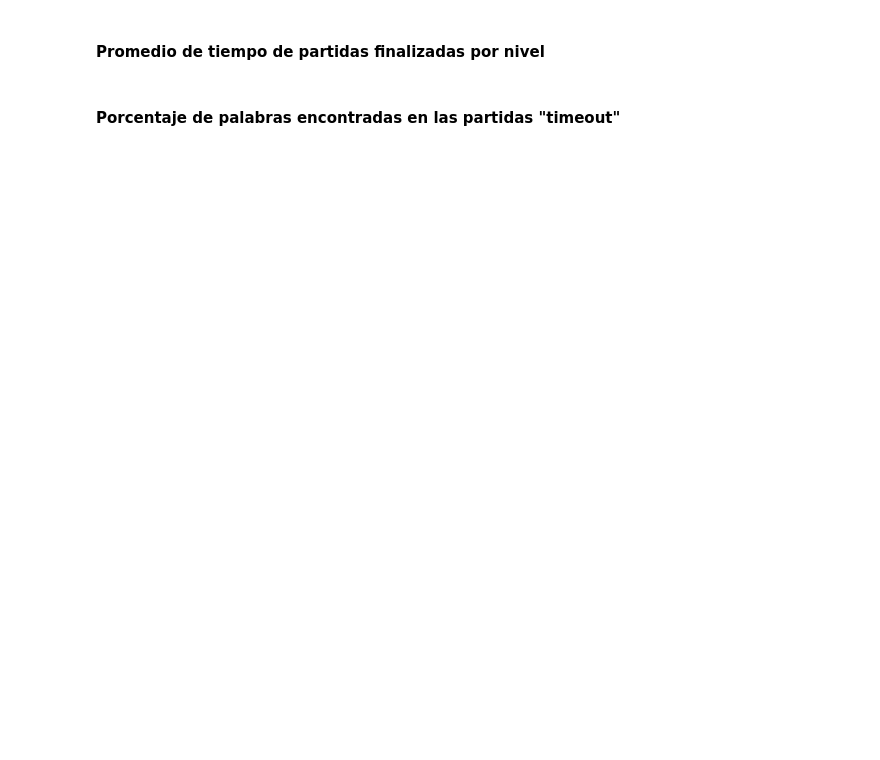
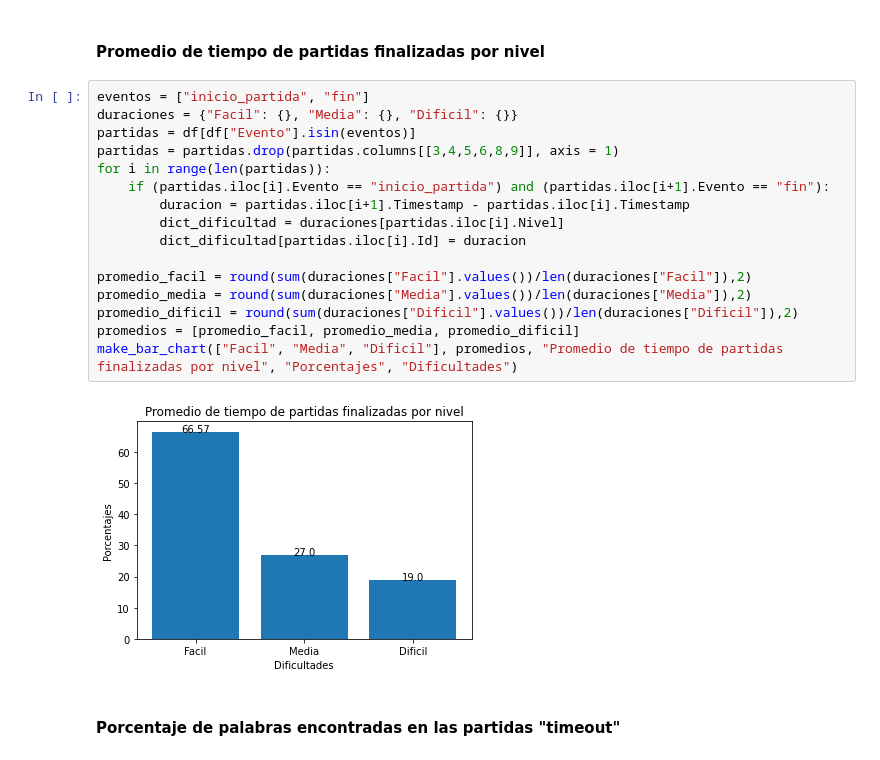
Before and after one commit to fvenegasn/FiguRace, a Jupyter notebook: data/jupyter/data_processing.ipynb, the cells around one changed output. Cells and saved outputs as stored; diff of their text form; blank space fills up the shorter version.

```diff
--- a/data/jupyter/data_processing.ipynb
+++ b/data/jupyter/data_processing.ipynb
@@ -300,4 +304,22 @@ make_bar_chart(list(partidas_por_dia['Días']),porcentajes,'Porcentaje de partid
 # %% [markdown]
 #### Promedio de tiempo de partidas finalizadas por nivel
+# %%
+eventos = ["inicio_partida", "fin"]
+duraciones = {"Facil": {}, "Media": {}, "Dificil": {}}
+partidas = df[df["Evento"].isin(eventos)]
+partidas = partidas.drop(partidas.columns[[3,4,5,6,8,9]], axis = 1)
+for i in range(len(partidas)):
+    if (partidas.iloc[i].Evento == "inicio_partida") and (partidas.iloc[i+1].Evento == "fin"):
+        duracion = partidas.iloc[i+1].Timestamp - partidas.iloc[i].Timestamp
+        dict_dificultad = duraciones[partidas.iloc[i].Nivel]
+        dict_dificultad[partidas.iloc[i].Id] = duracion
+
+promedio_facil = round(sum(duraciones["Facil"].values())/len(duraciones["Facil"]),2)
+promedio_media = round(sum(duraciones["Media"].values())/len(duraciones["Media"]),2)
+promedio_dificil = round(sum(duraciones["Dificil"].values())/len(duraciones["Dificil"]),2)
+promedios = [promedio_facil, promedio_media, promedio_dificil]
+make_bar_chart(["Facil", "Media", "Dificil"], promedios, "Promedio de tiempo de partidas finalizadas por nivel", "Porcentajes", "Dificultades")
+# %% [output]
+[figure, added]
 # %% [markdown]
 #### Porcentaje de palabras encontradas en las partidas "timeout"
```
Also changed, not shown: parts of 13 cells of this notebook, 2 other files.
